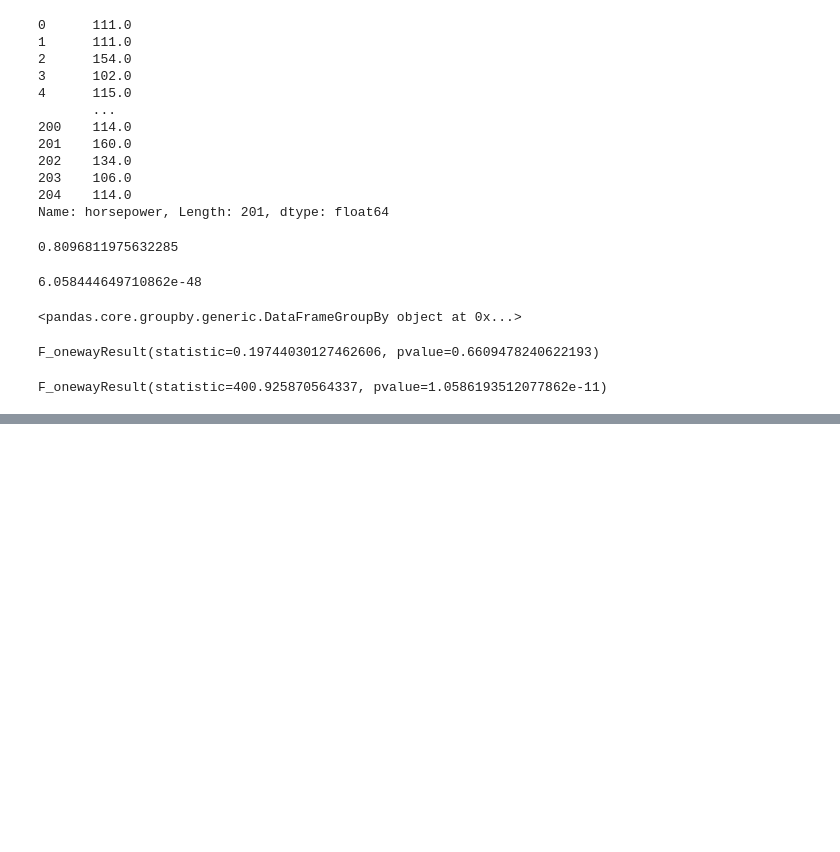
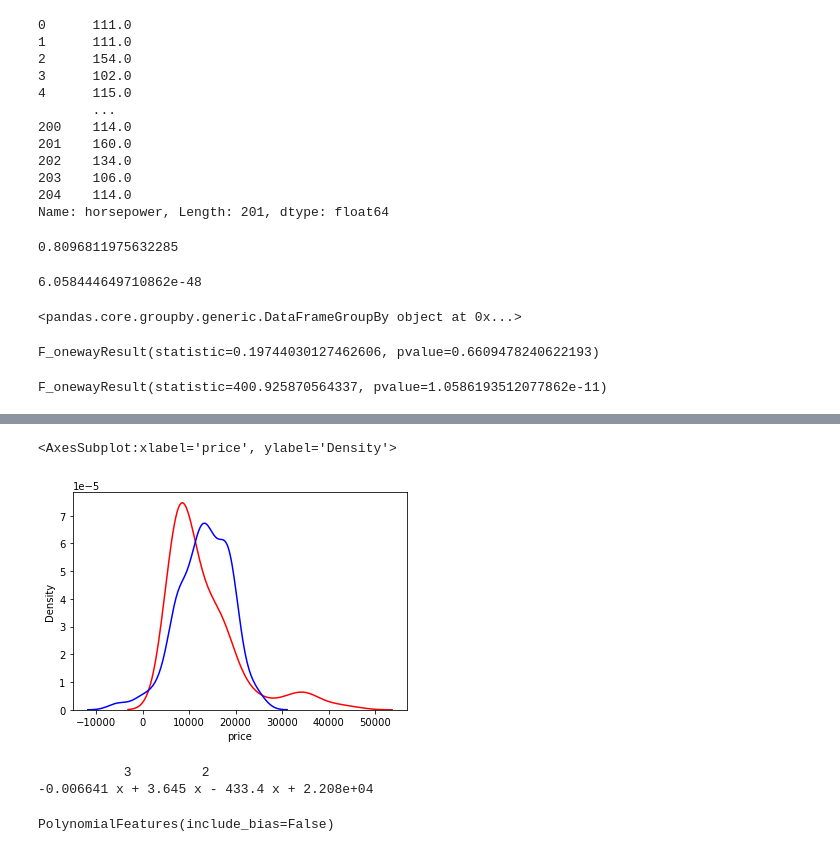
Before and after one commit to lfparra/EDX-Analizando-Datos-con-Python, a Jupyter notebook: Modulo 1/ Automobile_model.ipynb, the cells around one changed output, grey strips where cells are left out. Cells and saved outputs as stored; diff of their text form; code cells hidden in the pictures; blank space fills up the shorter version.

```diff
--- a/Modulo 1/ Automobile_model.ipynb
+++ b/Modulo 1/ Automobile_model.ipynb
@@ -432,0 +435,3 @@ F_onewayResult(statistic=400.925870564337, pvalue=1.0586193512077862e-11)
+# %%
+lm = LinearRegression()
+lm
@@ -432,0 +440,5 @@ F_onewayResult(statistic=400.925870564337, pvalue=1.0586193512077862e-11)
+# %%
+X = df[['highway-mpg']]
+Y = df['price']
+# %%
+lm.fit(X,Y)
@@ -432,0 +447,3 @@ F_onewayResult(statistic=400.925870564337, pvalue=1.0586193512077862e-11)
+# %%
+Yhat=lm.predict(X)
+Yhat[0:5]
@@ -432,0 +515,14 @@ F_onewayResult(statistic=400.925870564337, pvalue=1.0586193512077862e-11)
+# %%
+#Gráfico de distribución (compara el valor real con la prediccón)
+ax1 = sns.distplot(df['price'], hist=False, color='r', label='Actual Value')
+sns.distplot(Yhat, hist=False, color='b', label='Fitted Values', ax=ax1)
+# %% [output]
+<AxesSubplot:xlabel='price', ylabel='Density'>
+[figure, added]
+# %%
+f = np.polyfit(x, y, 3)
+p = np.poly1d(f)
+print(p)
+# %% [output]
+           3         2
+-0.006641 x + 3.645 x - 433.4 x + 2.208e+04
@@ -432,0 +532,5 @@ F_onewayResult(statistic=400.925870564337, pvalue=1.0586193512077862e-11)
+# %%
+pr = PolynomialFeatures(degree=2, include_bias=False)
+pr
+# %% [output]
+PolynomialFeatures(include_bias=False)
```
Also changed, not shown: parts of 24 cells of this notebook, 1 other file.
